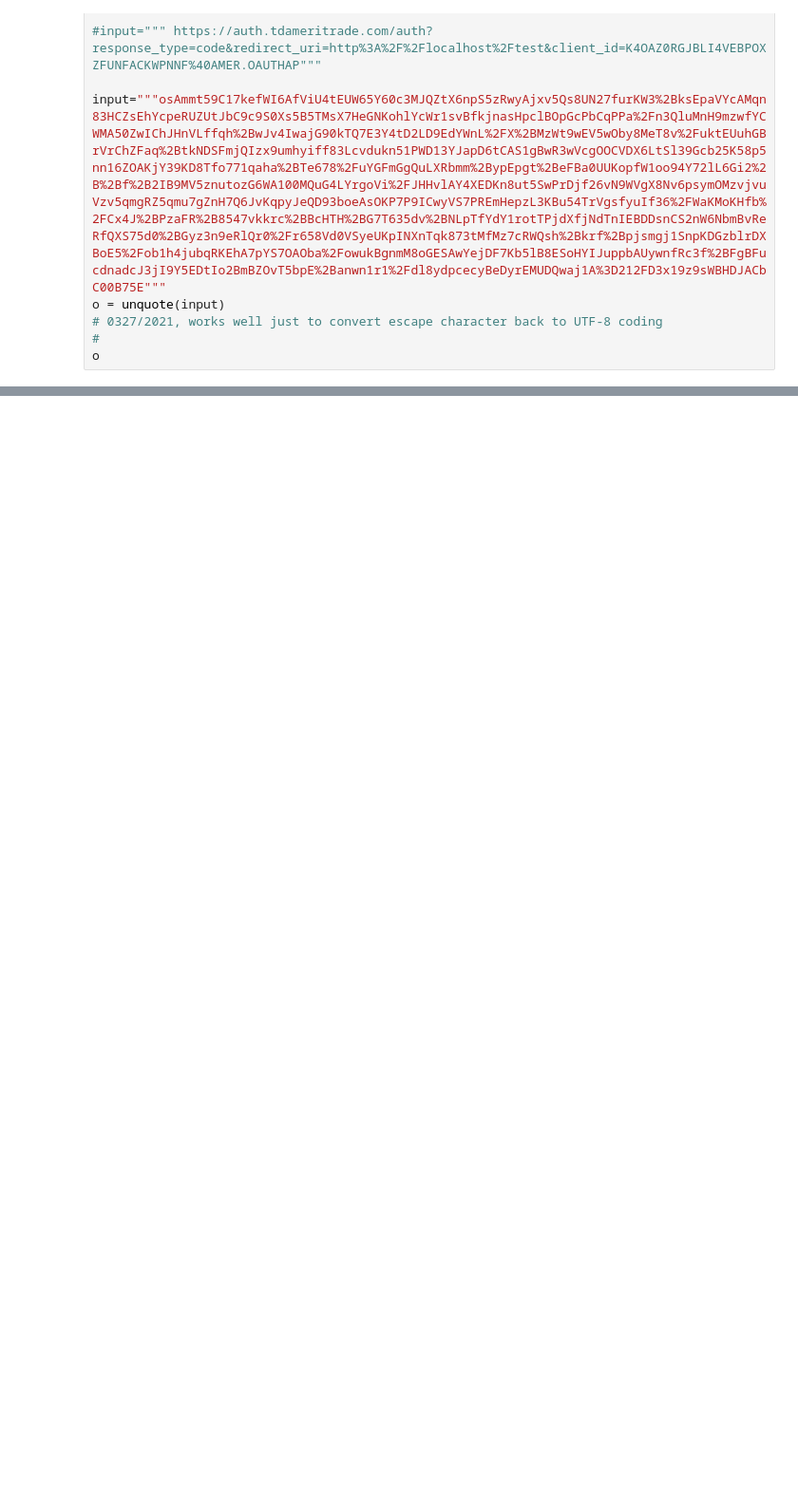
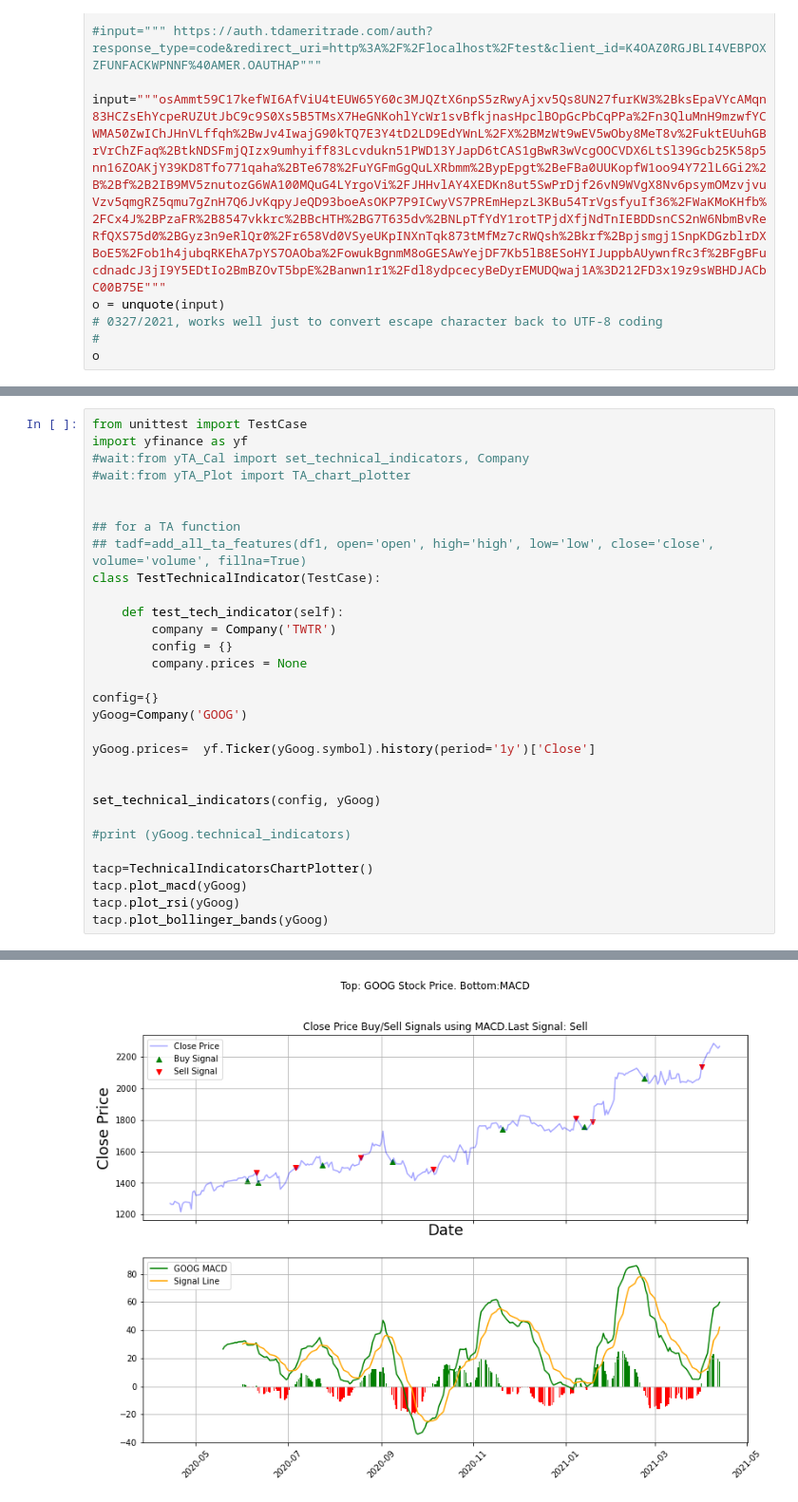
Before and after one commit to ben-t-eng/prj_TDAAPI, a Jupyter notebook: URLDecoder.ipynb, the cells around one changed output, grey strips where cells are left out. Shown: that part at 95% size. Saved outputs shown, nothing was run; the diff lists cells and outputs as text; blank space fills up the shorter version.

```diff
--- a/URLDecoder.ipynb
+++ b/URLDecoder.ipynb
@@ -134,0 +507,31 @@ yBsr.find_by_id("login-signin").click()
+# %%
+from unittest import TestCase
+import yfinance as yf
+#wait:from yTA_Cal import set_technical_indicators, Company
+#wait:from yTA_Plot import TA_chart_plotter
+
+
+## for a TA function
+## tadf=add_all_ta_features(df1, open='open', high='high', low='low', close='close', volume='volume', fillna=True)
+class TestTechnicalIndicator(TestCase):
+
+    def test_tech_indicator(self):
+        company = Company('TWTR')
+        config = {}
+        company.prices = None
+
+config={}
+yGoog=Company('GOOG')
+
+yGoog.prices=  yf.Ticker(yGoog.symbol).history(period='1y')['Close']
+
+
+set_technical_indicators(config, yGoog)
+
+#print (yGoog.technical_indicators)
+
+tacp=TechnicalIndicatorsChartPlotter()
+tacp.plot_macd(yGoog)
+tacp.plot_rsi(yGoog)
+tacp.plot_bollinger_bands(yGoog)
+# %% [output]
@@ -134,0 +555 @@ yBsr.find_by_id("login-signin").click()
+[figure, added]
```
Also changed, not shown: parts of 19 cells of this notebook, 15 other files.
